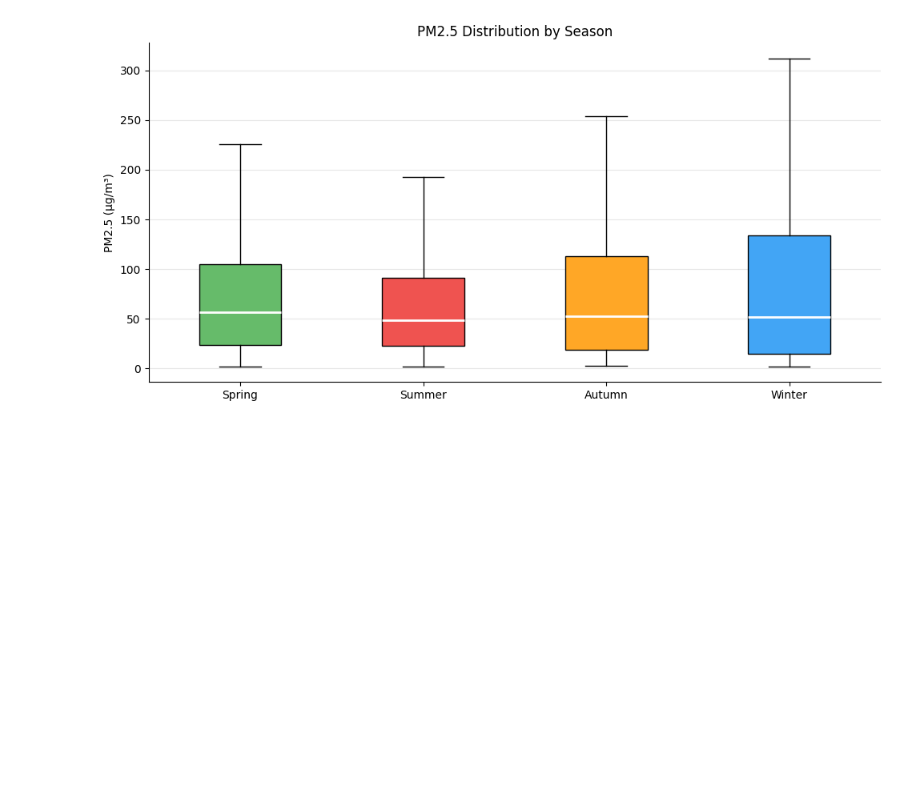
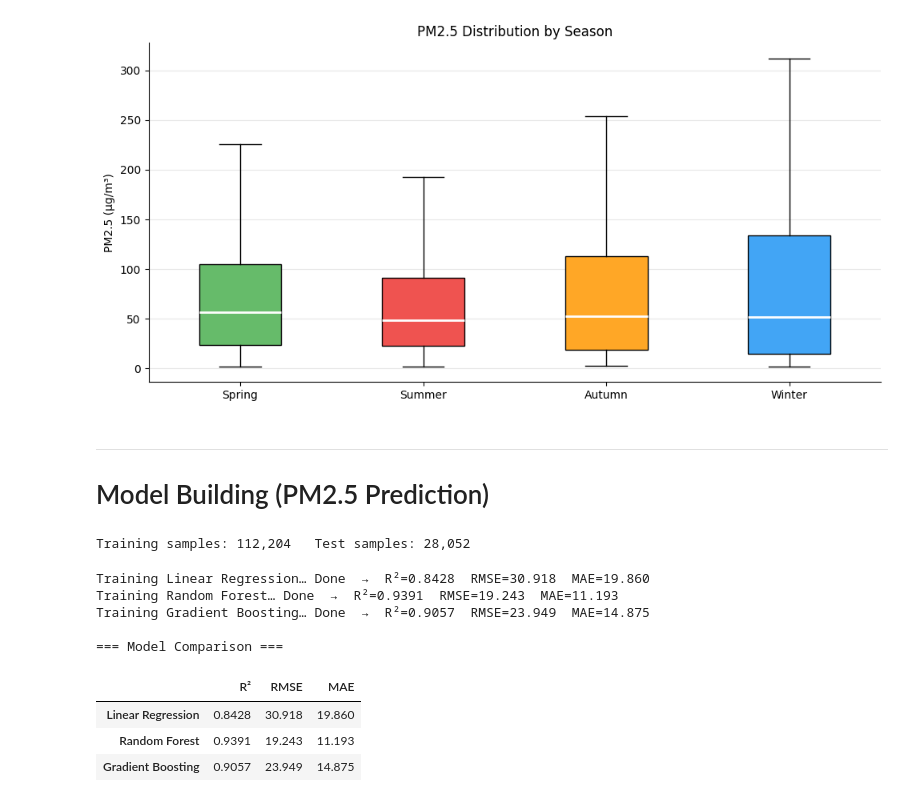
Before and after one commit to jaiprasathalexander-creator/CMP7005-AirQuality, a Jupyter notebook: CMP7005_parc1.ipynb, the cells around one changed output. Saved outputs shown, nothing was run; the diff lists cells and outputs as text; code cells hidden in the pictures; blank space fills up the shorter version.

Commit message:
model building

```diff
--- a/CMP7005_parc1.ipynb
+++ b/CMP7005_parc1.ipynb
@@ -305,3 +307,71 @@ plt.savefig('seasonal_pm25.png', dpi=120, bbox_inches='tight')
 plt.show()
 # %% [output]
 [figure]
+# %% [markdown]
+---
+# Model Building (PM2.5 Prediction)
+# %%
+from sklearn.model_selection import train_test_split
+from sklearn.preprocessing  import StandardScaler, LabelEncoder
+from sklearn.linear_model   import LinearRegression
+from sklearn.ensemble       import RandomForestRegressor, GradientBoostingRegressor
+from sklearn.metrics        import mean_squared_error, mean_absolute_error, r2_score
+
+features = ['PM10','SO2','NO2','CO','O3','TEMP','PRES','DEWP','RAIN',
+            'WSPM','month','hour','season','station']
+target   = 'PM2.5'
+
+model_df = df[features + [target]].dropna().copy()
+
+le_season  = LabelEncoder()
+le_station = LabelEncoder()
+model_df['season']  = le_season.fit_transform(model_df['season'])
+model_df['station'] = le_station.fit_transform(model_df['station'])
+
+X = model_df[features]
+y = model_df[target]
+
+X_train, X_test, y_train, y_test = train_test_split(
+    X, y, test_size=0.2, random_state=42
+)
+
+scaler  = StandardScaler()
+X_tr_sc = scaler.fit_transform(X_train)
+X_te_sc = scaler.transform(X_test)
+
+print(f'Training samples: {len(X_train):,}   Test samples: {len(X_test):,}')
+# %% [output]
+Training samples: 112,204   Test samples: 28,052
+# %%
+# ── Train three models and evaluate ──────────────────────────────────────
+models = {
+    'Linear Regression':  LinearRegression(),
+    'Random Forest':      RandomForestRegressor(n_estimators=100, random_state=42, n_jobs=-1),
+    'Gradient Boosting':  GradientBoostingRegressor(n_estimators=100, random_state=42),
+}
+
+results = {}
+for name, mdl in models.items():
+    print(f'Training {name}…', end=' ')
+    if name == 'Linear Regression':
+        mdl.fit(X_tr_sc, y_train); preds = mdl.predict(X_te_sc)
+    else:
+        mdl.fit(X_train, y_train); preds = mdl.predict(X_test)
+    r2   = r2_score(y_test, preds)
+    rmse = np.sqrt(mean_squared_error(y_test, preds))
+    mae  = mean_absolute_error(y_test, preds)
+    results[name] = {'R²': round(r2,4), 'RMSE': round(rmse,3), 'MAE': round(mae,3)}
+    print(f'Done  →  R²={r2:.4f}  RMSE={rmse:.3f}  MAE={mae:.3f}')
+
+print('\n=== Model Comparison ===')
+pd.DataFrame(results).T
+# %% [output]
+Training Linear Regression… Done  →  R²=0.8428  RMSE=30.918  MAE=19.860
+Training Random Forest… Done  →  R²=0.9391  RMSE=19.243  MAE=11.193
+Training Gradient Boosting… Done  →  R²=0.9057  RMSE=23.949  MAE=14.875
+
+=== Model Comparison ===
+|  | R² | RMSE | MAE |
+| Linear Regression | 0.8428 | 30.918 | 19.860 |
+| Random Forest | 0.9391 | 19.243 | 11.193 |
+| Gradient Boosting | 0.9057 | 23.949 | 14.875 |
```
Also changed, not shown: parts of 2 cells of this notebook.
